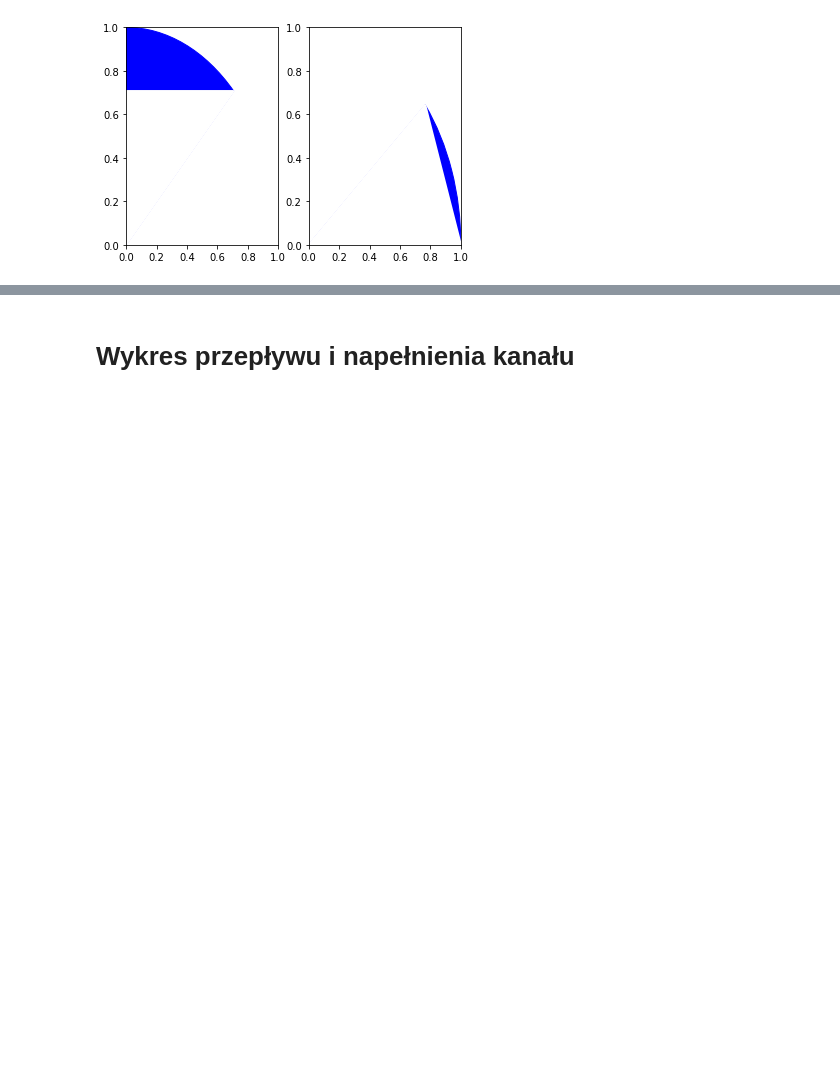
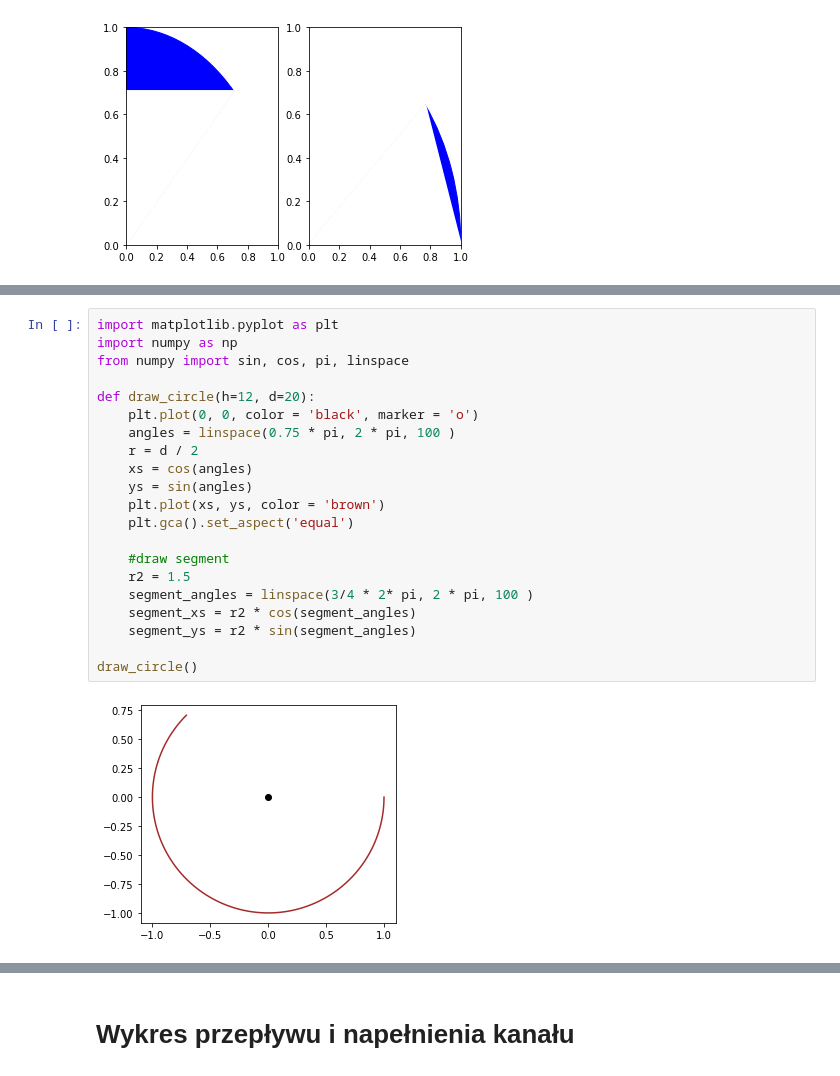
Before and after one commit to BuczynskiRafal/pipe_calculations, a Jupyter notebook: Pipe_drop.ipynb, the cells around one changed output, grey strips where cells are left out. Drawn from its saved outputs; the diff is of its cells as text; blank space fills up the shorter version.

```diff
--- a/Pipe_drop.ipynb
+++ b/Pipe_drop.ipynb
@@ -257,0 +307,23 @@ filled_arc((0,0), 1, 0, 40, ax[1], "blue")
+# %%
+import matplotlib.pyplot as plt
+import numpy as np
+from numpy import sin, cos, pi, linspace
+
+def draw_circle(h=12, d=20):
+    plt.plot(0, 0, color = 'black', marker = 'o')
+    angles = linspace(0.75 * pi, 2 * pi, 100 )
+    r = d / 2
+    xs = cos(angles)
+    ys = sin(angles)
+    plt.plot(xs, ys, color = 'brown')
+    plt.gca().set_aspect('equal')
+
+    #draw segment
+    r2 = 1.5
+    segment_angles = linspace(3/4 * 2* pi, 2 * pi, 100 )
+    segment_xs = r2 * cos(segment_angles)
+    segment_ys = r2 * sin(segment_angles)
+
+draw_circle()
+# %% [output]
+[figure, added]
```
Also changed, not shown: parts of 4 cells of this notebook.
